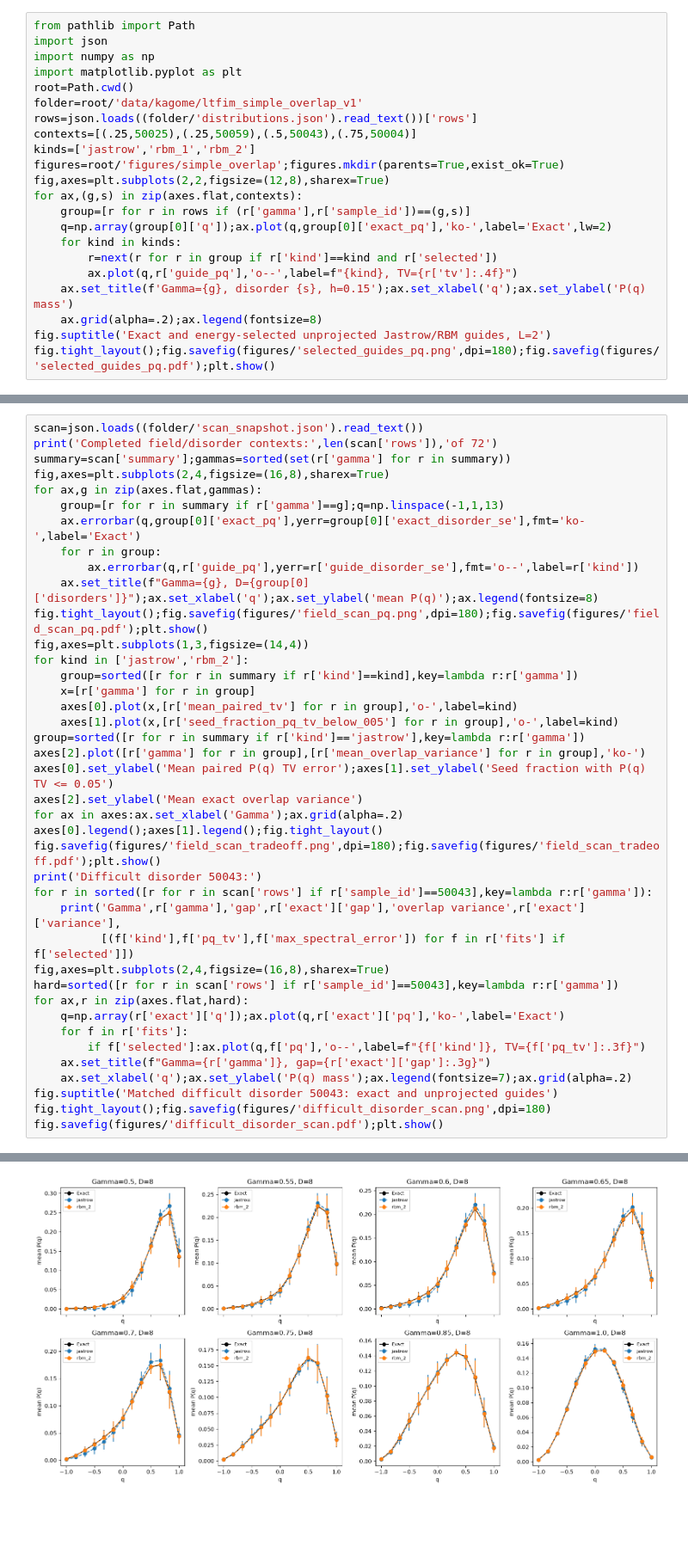
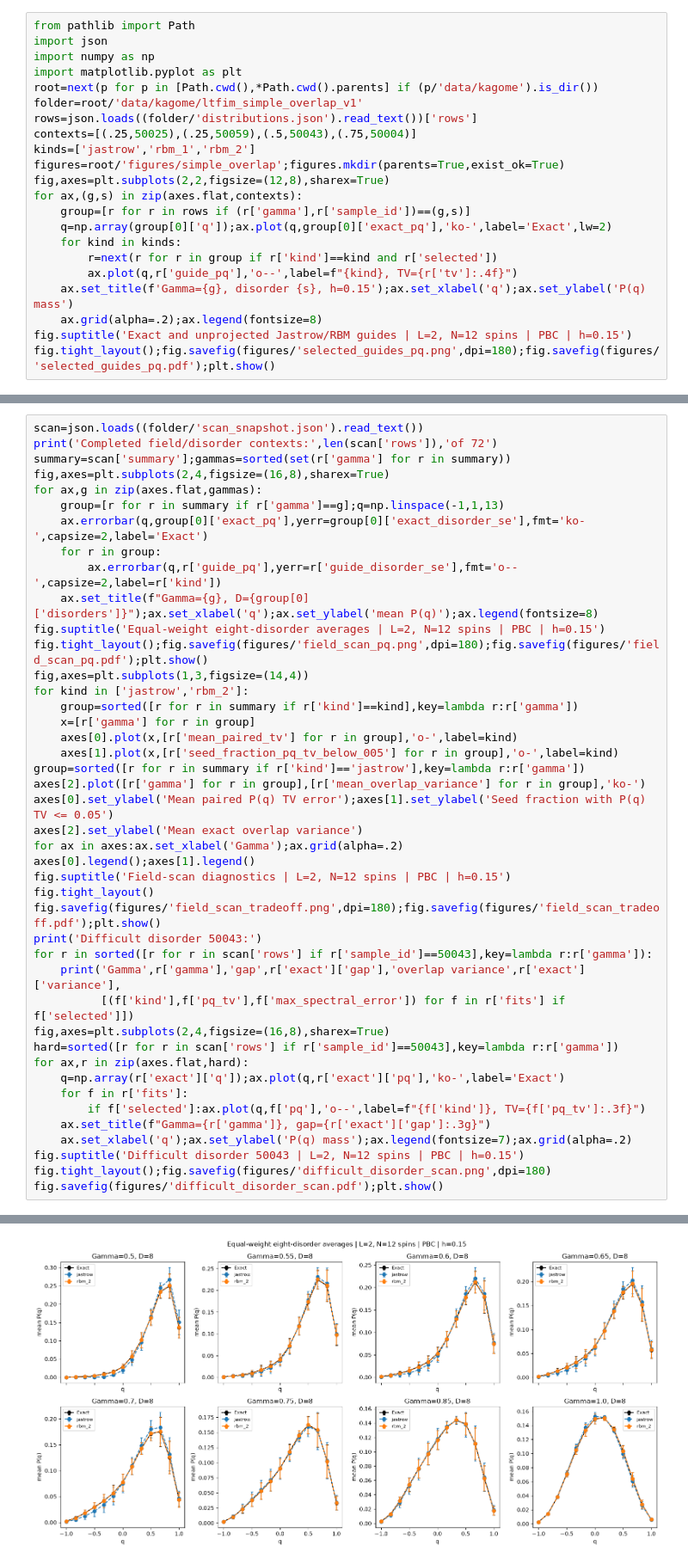
Before and after one commit to coolgas/spin-glass, a Jupyter notebook: notebook/jastrow_rbm_overlap_distributions.ipynb, the cells around one changed output, grey strips where cells are left out. Shown at 86% size. Drawn from its saved outputs; the diff is of its cells as text; blank space fills up the shorter version.

```diff
--- a/notebook/jastrow_rbm_overlap_distributions.ipynb
+++ b/notebook/jastrow_rbm_overlap_distributions.ipynb
@@ -24,7 +34,7 @@ from pathlib import Path
 import json
 import numpy as np
 import matplotlib.pyplot as plt
-root=Path.cwd()
+root=next(p for p in [Path.cwd(),*Path.cwd().parents] if (p/'data/kagome').is_dir())
 folder=root/'data/kagome/ltfim_simple_overlap_v1'
 rows=json.loads((folder/'distributions.json').read_text())['rows']
 contexts=[(.25,50025),(.25,50059),(.5,50043),(.75,50004)]
@@ -39,6 +49,6 @@ for ax,(g,s) in zip(axes.flat,contexts):
         ax.plot(q,r['guide_pq'],'o--',label=f"{kind}, TV={r['tv']:.4f}")
     ax.set_title(f'Gamma={g}, disorder {s}, h=0.15');ax.set_xlabel('q');ax.set_ylabel('P(q) mass')
     ax.grid(alpha=.2);ax.legend(fontsize=8)
-fig.suptitle('Exact and energy-selected unprojected Jastrow/RBM guides, L=2')
+fig.suptitle('Exact and unprojected Jastrow/RBM guides | L=2, N=12 spins | PBC | h=0.15')
 fig.tight_layout();fig.savefig(figures/'selected_guides_pq.png',dpi=180);fig.savefig(figures/'selected_guides_pq.pdf');plt.show()
 # %% [output]
@@ -108,39 +120,42 @@ summary=scan['summary'];gammas=sorted(set(r['gamma'] for r in summary))
 fig,axes=plt.subplots(2,4,figsize=(16,8),sharex=True)
 for ax,g in zip(axes.flat,gammas):
     group=[r for r in summary if r['gamma']==g];q=np.linspace(-1,1,13)
-    ax.errorbar(q,group[0]['exact_pq'],yerr=group[0]['exact_disorder_se'],fmt='ko-',label='Exact')
+    ax.errorbar(q,group[0]['exact_pq'],yerr=group[0]['exact_disorder_se'],fmt='ko-',capsize=2,label='Exact')
     for r in group:
-        ax.errorbar(q,r['guide_pq'],yerr=r['guide_disorder_se'],fmt='o--',label=r['kind'])
+        ax.errorbar(q,r['guide_pq'],yerr=r['guide_disorder_se'],fmt='o--',capsize=2,label=r['kind'])
     ax.set_title(f"Gamma={g}, D={group[0]['disorders']}");ax.set_xlabel('q');ax.set_ylabel('mean P(q)');ax.legend(fontsize=8)
+fig.suptitle('Equal-weight eight-disorder averages | L=2, N=12 spins | PBC | h=0.15')
 fig.tight_layout();fig.savefig(figures/'field_scan_pq.png',dpi=180);fig.savefig(figures/'field_scan_pq.pdf');plt.show()
 fig,axes=plt.subplots(1,3,figsize=(14,4))
 for kind in ['jastrow','rbm_2']:
     group=sorted([r for r in summary if r['kind']==kind],key=lambda r:r['gamma'])
     x=[r['gamma'] for r in group]
     axes[0].plot(x,[r['mean_paired_tv'] for r in group],'o-',label=kind)
     axes[1].plot(x,[r['seed_fraction_pq_tv_below_005'] for r in group],'o-',label=kind)
 group=sorted([r for r in summary if r['kind']=='jastrow'],key=lambda r:r['gamma'])
 axes[2].plot([r['gamma'] for r in group],[r['mean_overlap_variance'] for r in group],'ko-')
 axes[0].set_ylabel('Mean paired P(q) TV error');axes[1].set_ylabel('Seed fraction with P(q) TV <= 0.05')
 axes[2].set_ylabel('Mean exact overlap variance')
 for ax in axes:ax.set_xlabel('Gamma');ax.grid(alpha=.2)
-axes[0].legend();axes[1].legend();fig.tight_layout()
+axes[0].legend();axes[1].legend()
+fig.suptitle('Field-scan diagnostics | L=2, N=12 spins | PBC | h=0.15')
+fig.tight_layout()
 fig.savefig(figures/'field_scan_tradeoff.png',dpi=180);fig.savefig(figures/'field_scan_tradeoff.pdf');plt.show()
 print('Difficult disorder 50043:')
 for r in sorted([r for r in scan['rows'] if r['sample_id']==50043],key=lambda r:r['gamma']):
     print('Gamma',r['gamma'],'gap',r['exact']['gap'],'overlap variance',r['exact']['variance'],
           [(f['kind'],f['pq_tv'],f['max_spectral_error']) for f in r['fits'] if f['selected']])
 fig,axes=plt.subplots(2,4,figsize=(16,8),sharex=True)
 hard=sorted([r for r in scan['rows'] if r['sample_id']==50043],key=lambda r:r['gamma'])
 for ax,r in zip(axes.flat,hard):
     q=np.array(r['exact']['q']);ax.plot(q,r['exact']['pq'],'ko-',label='Exact')
     for f in r['fits']:
         if f['selected']:ax.plot(q,f['pq'],'o--',label=f"{f['kind']}, TV={f['pq_tv']:.3f}")
     ax.set_title(f"Gamma={r['gamma']}, gap={r['exact']['gap']:.3g}")
     ax.set_xlabel('q');ax.set_ylabel('P(q) mass');ax.legend(fontsize=7);ax.grid(alpha=.2)
-fig.suptitle('Matched difficult disorder 50043: exact and unprojected guides')
+fig.suptitle('Difficult disorder 50043 | L=2, N=12 spins | PBC | h=0.15')
 fig.tight_layout();fig.savefig(figures/'difficult_disorder_scan.png',dpi=180)
 fig.savefig(figures/'difficult_disorder_scan.pdf');plt.show()
 # %% [output]
 Completed field/disorder contexts: 72 of 72
-[figure, old version]
+[figure, new version]
```
Also changed, not shown: parts of 26 cells of this notebook, 27 other files.
